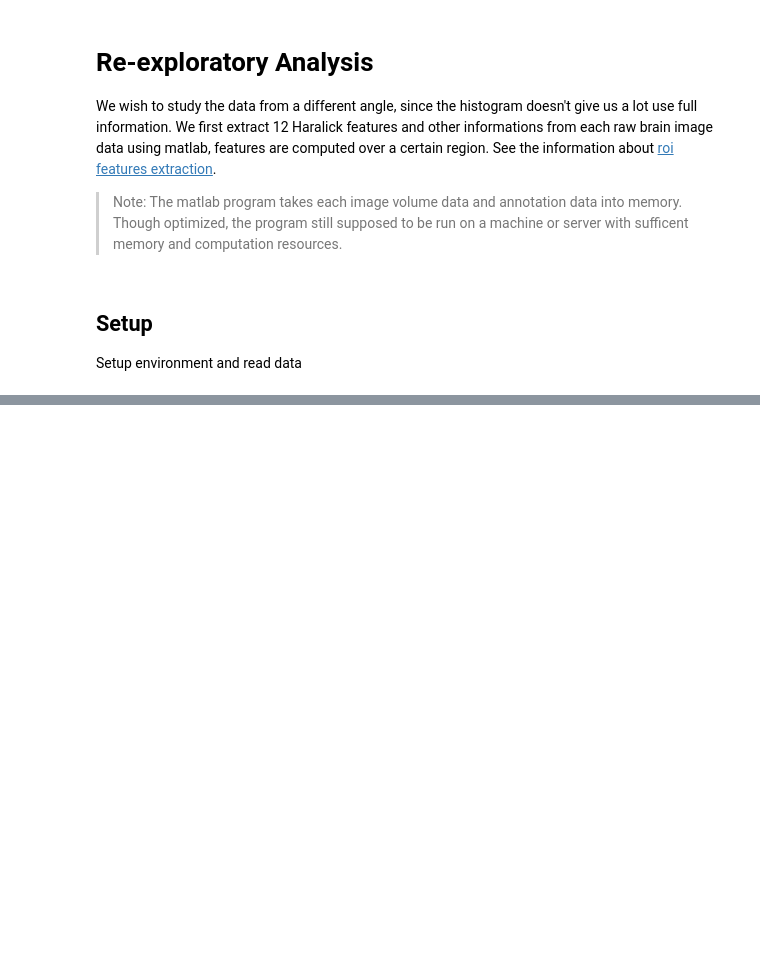
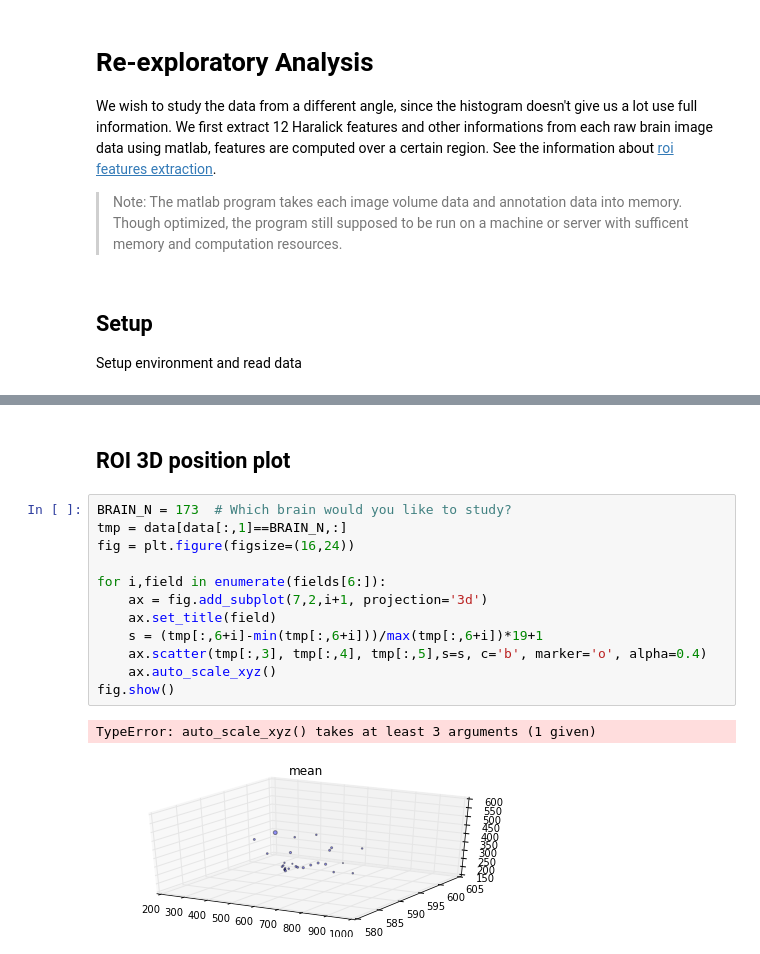
Before and after one commit to Upward-Spiral-Science/claritycontrol, a Jupyter notebook: assignments/a09_extended_exploratory.ipynb, the cells around one changed output, grey strips where cells are left out. Drawn from its saved outputs; the diff is of its cells as text; blank space fills up the shorter version.

```diff
--- a/assignments/a09_extended_exploratory.ipynb
+++ b/assignments/a09_extended_exploratory.ipynb
@@ -51,0 +91,17 @@ RuntimeError: Python is not installed as a framework. The Mac OS X backend will
+# %% [markdown]
+## ROI 3D position plot
+# %%
+BRAIN_N = 173  # Which brain would you like to study?
+tmp = data[data[:,1]==BRAIN_N,:]
+fig = plt.figure(figsize=(16,24))
+
+for i,field in enumerate(fields[6:]):
+    ax = fig.add_subplot(7,2,i+1, projection='3d')
+    ax.set_title(field)
+    s = (tmp[:,6+i]-min(tmp[:,6+i]))/max(tmp[:,6+i])*19+1
+    ax.scatter(tmp[:,3], tmp[:,4], tmp[:,5],s=s, c='b', marker='o', alpha=0.4)
+    ax.auto_scale_xyz()
+fig.show()
+# %% [output]
+TypeError: auto_scale_xyz() takes at least 3 arguments (1 given)
+[figure, added]
```
Also changed, not shown: parts of 3 cells of this notebook.
